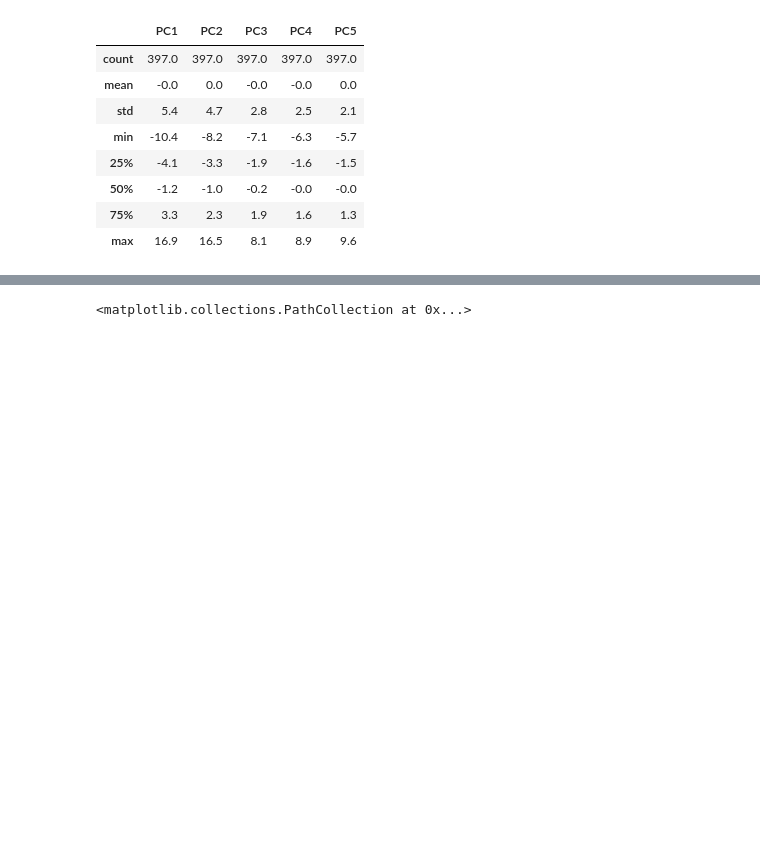
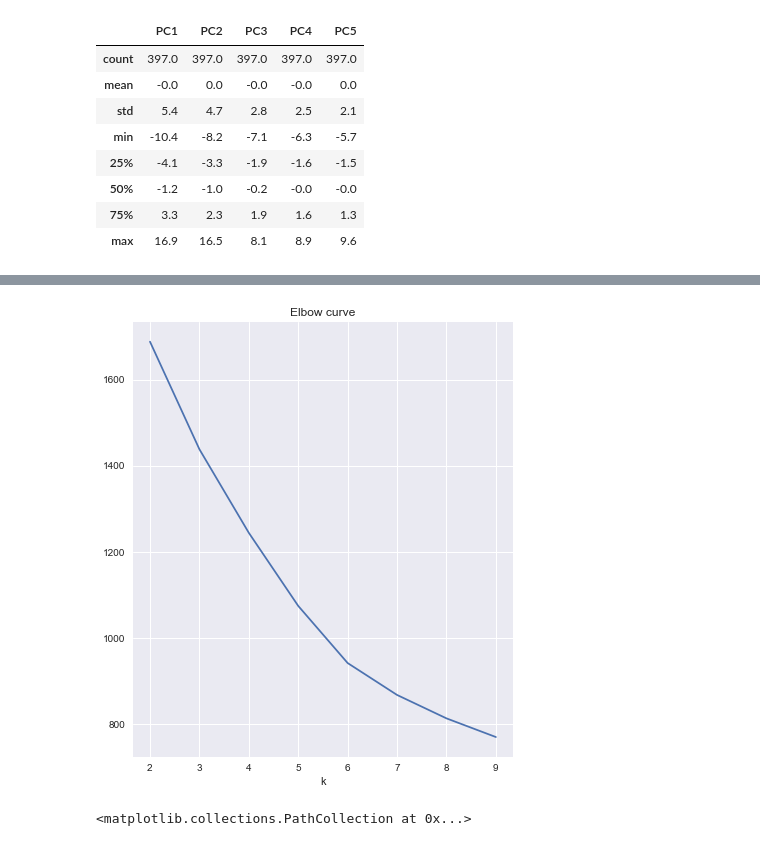
Before and after one commit to CSA100/nba-dsai, a Jupyter notebook: K-MeansClustering.ipynb, the cells around one changed output, grey strips where cells are left out. Saved outputs shown, nothing was run; the diff lists cells and outputs as text; code cells hidden in the pictures; blank space fills up the shorter version.

```diff
--- a/K-MeansClustering.ipynb
+++ b/K-MeansClustering.ipynb
@@ -34,6 +50,26 @@ pcaData.describe().round(1)
 # to standardise the principle components
 scaler = StandardScaler()
 pcaDataScaled = scaler.fit_transform(pcaData)
+# %%
+# Picking Best number of k part, using elbow method
+# Specifying the dataset and initializing variables
+X = pcaDataScaled
+distorsions = []
+
+# Calculate SSE for different K
+for k in range(2, 10):
+    kmeans = KMeans(n_clusters=k, random_state = 301)
+    kmeans.fit(X)
+    distorsions.append(kmeans.inertia_)
+
+# Plot values of SSE
+plt.figure(figsize=(15,8))
+plt.subplot(121, title='Elbow curve')
+plt.xlabel('k')
+plt.plot(range(2, 10), distorsions)
+plt.grid(True)
+# %% [output]
+[figure, added]
 # %%
 # # check if components are standardised
 # pcaDataScaled = pd.DataFrame(pcaDataScaled, columns = ['PC1','PC2','PC3','PC4','PC5'])
```
Also changed, not shown: parts of 2 cells of this notebook.
